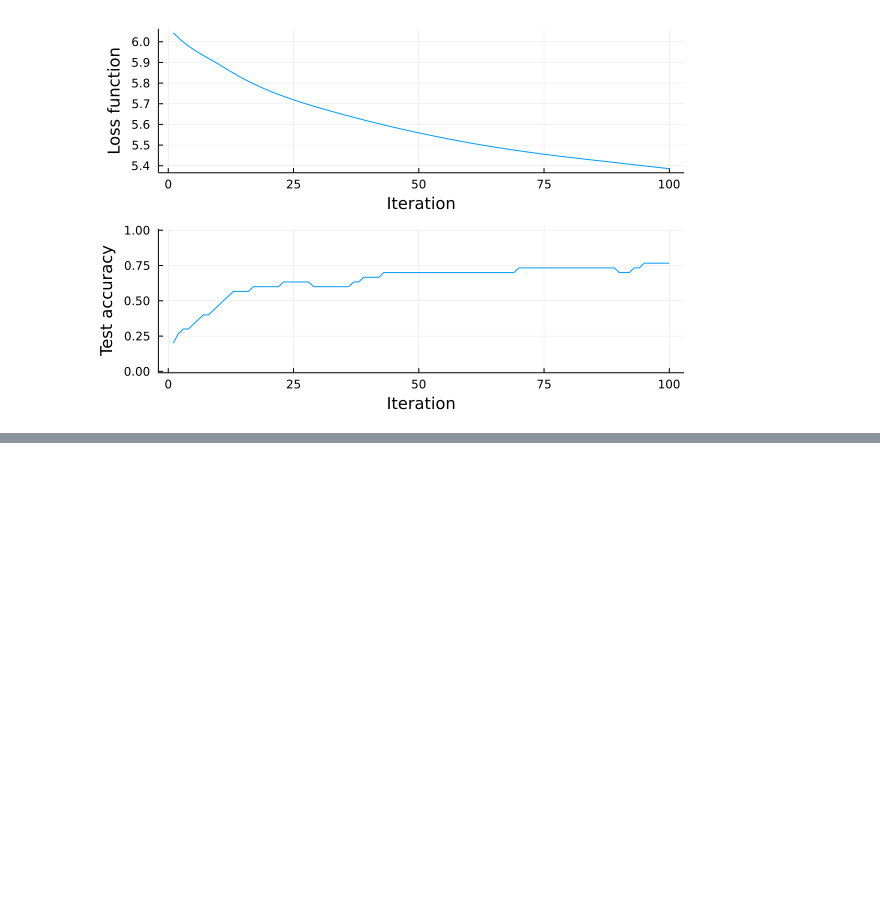
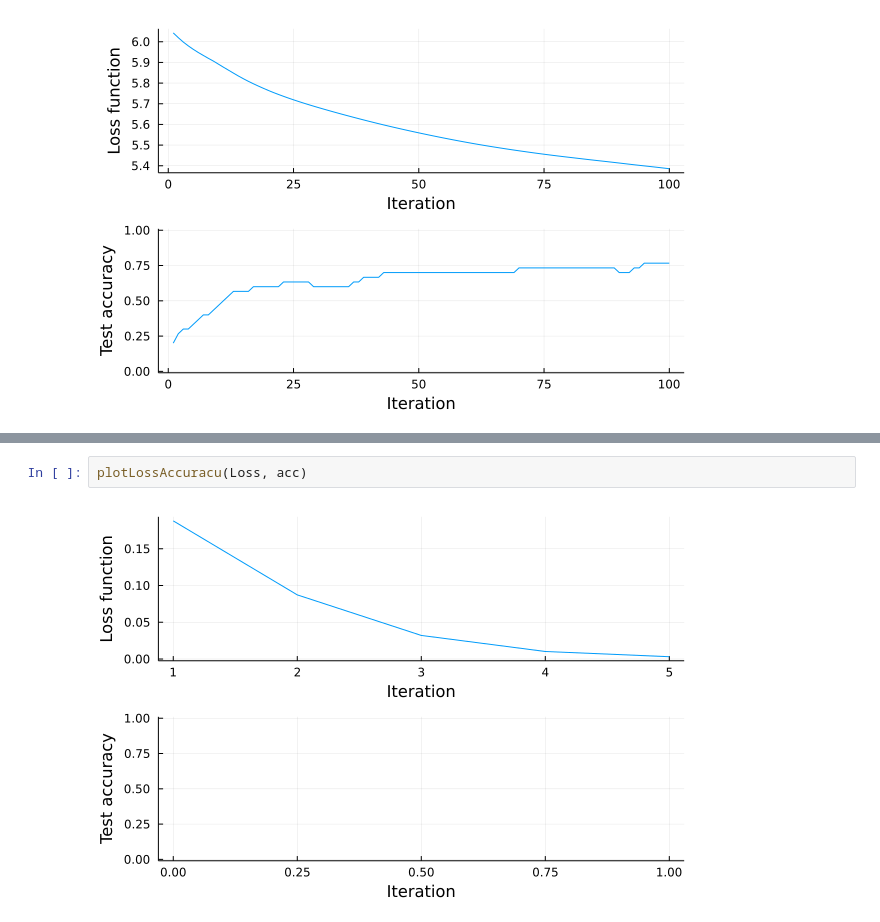
Before and after one commit to SebastianParzych/Custom-Julia-NN, a Jupyter notebook: main.ipynb, the cells around one changed output, grey strips where cells are left out. Cells and saved outputs as stored; diff of their text form; blank space fills up the shorter version.

```diff
--- a/main.ipynb
+++ b/main.ipynb
@@ -29,0 +37,4 @@ ErrorException: type Array has no field layer
+# %%
+plotLossAccuracu(Loss, acc)
+# %% [output]
+[figure, added]
```
Also changed, not shown: parts of 3 cells of this notebook, 7 other files.
